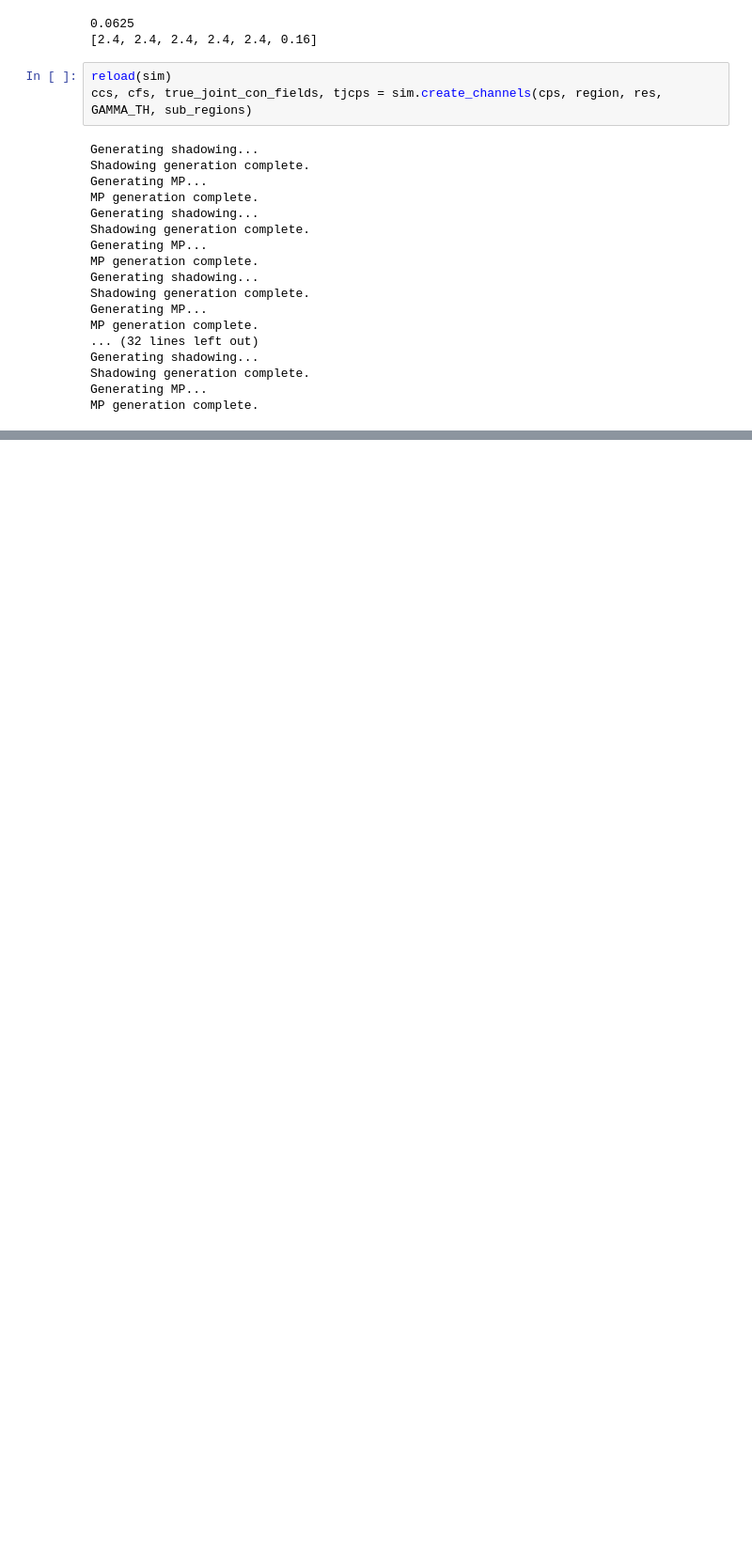
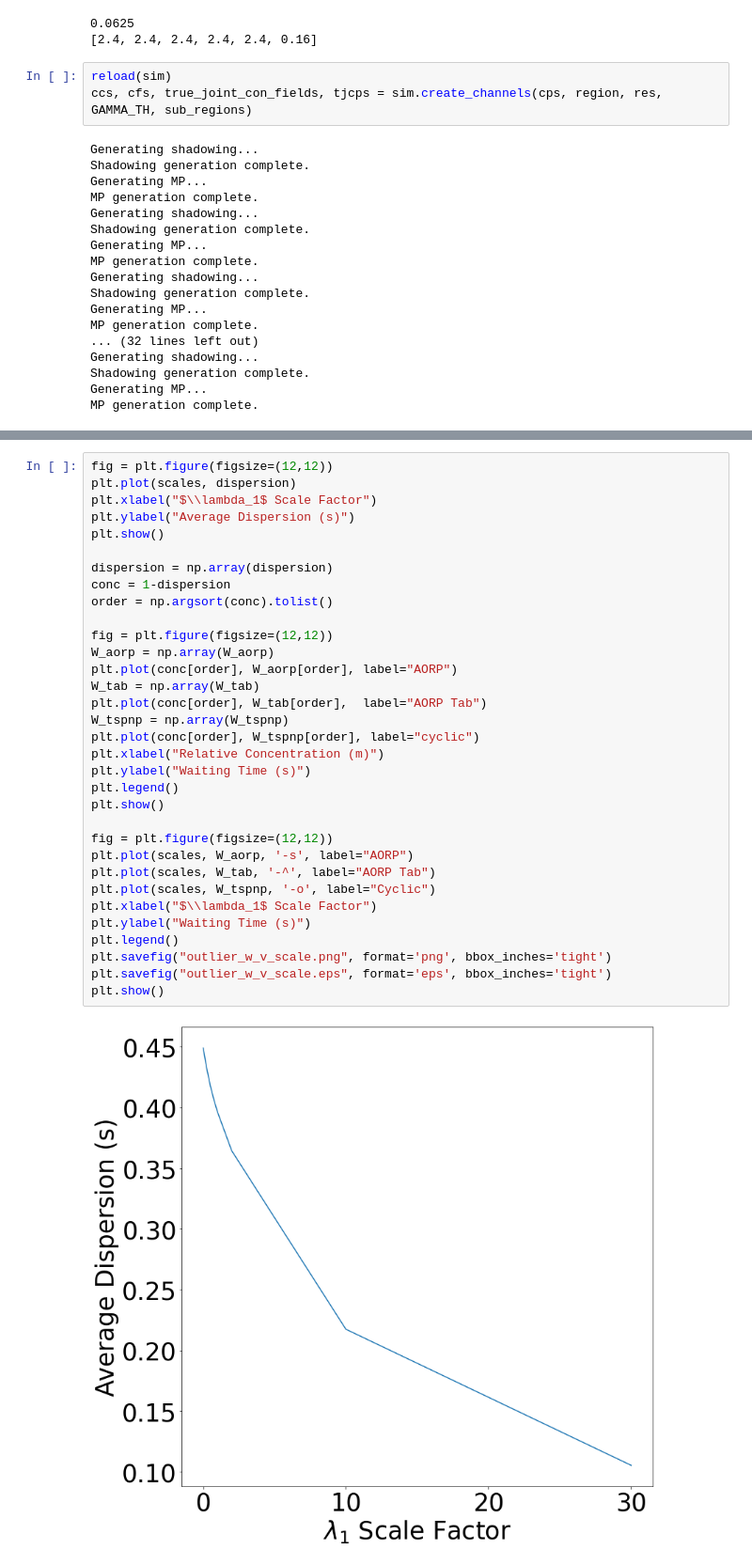
Before and after one commit to zhiyunjiang/CommMotionPlanning, a Jupyter notebook: python/touring_relay/FIG six pairs-outlier.ipynb, the cells around one changed output, grey strips where cells are left out. Shown at 94% size. Cells and saved outputs as stored; diff of their text form; blank space fills up the shorter version.

```diff
--- a/python/touring_relay/FIG six pairs-outlier.ipynb
+++ b/python/touring_relay/FIG six pairs-outlier.ipynb
@@ -289,0 +412,35 @@ findfont: Generic family 'sans-serif' not found because none of the following fa
+# %%
+fig = plt.figure(figsize=(12,12))
+plt.plot(scales, dispersion)
+plt.xlabel("$\\lambda_1$ Scale Factor")
+plt.ylabel("Average Dispersion (s)")
+plt.show()
+
+dispersion = np.array(dispersion)
+conc = 1-dispersion
+order = np.argsort(conc).tolist()
+
+fig = plt.figure(figsize=(12,12))
+W_aorp = np.array(W_aorp)
+plt.plot(conc[order], W_aorp[order], label="AORP")
+W_tab = np.array(W_tab)
+plt.plot(conc[order], W_tab[order],  label="AORP Tab")
+W_tspnp = np.array(W_tspnp)
+plt.plot(conc[order], W_tspnp[order], label="cyclic")
+plt.xlabel("Relative Concentration (m)")
+plt.ylabel("Waiting Time (s)")
+plt.legend()
+plt.show()
+
+fig = plt.figure(figsize=(12,12))
+plt.plot(scales, W_aorp, '-s', label="AORP")
+plt.plot(scales, W_tab, '-^', label="AORP Tab")
+plt.plot(scales, W_tspnp, '-o', label="Cyclic")
+plt.xlabel("$\\lambda_1$ Scale Factor")
+plt.ylabel("Waiting Time (s)")
+plt.legend()
+plt.savefig("outlier_w_v_scale.png", format='png', bbox_inches='tight')
+plt.savefig("outlier_w_v_scale.eps", format='eps', bbox_inches='tight')
+plt.show()
+# %% [output]
+[figure, added]
```
Also changed, not shown: parts of 11 cells of this notebook, 10 other files.
